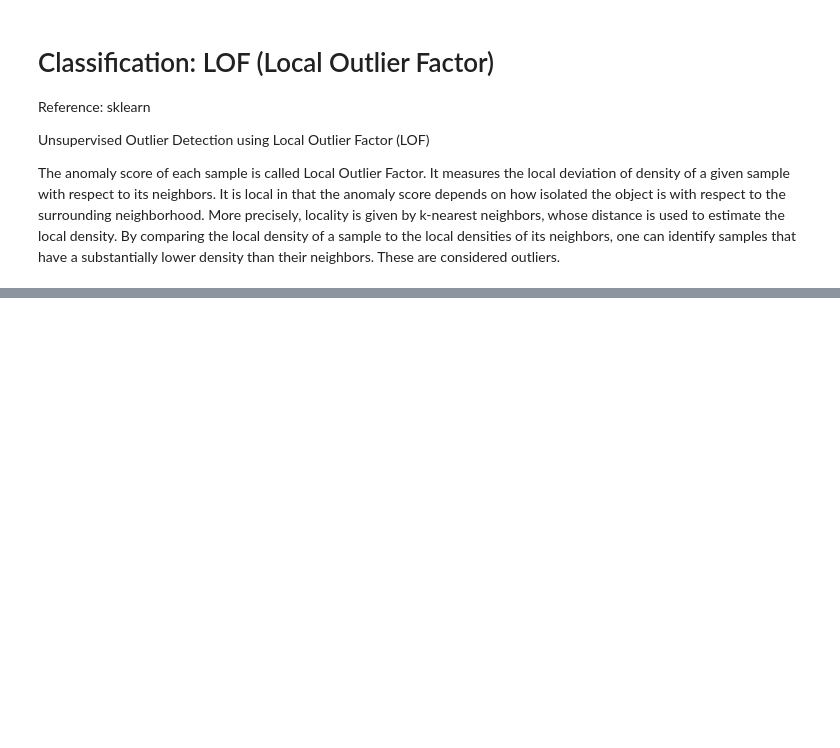
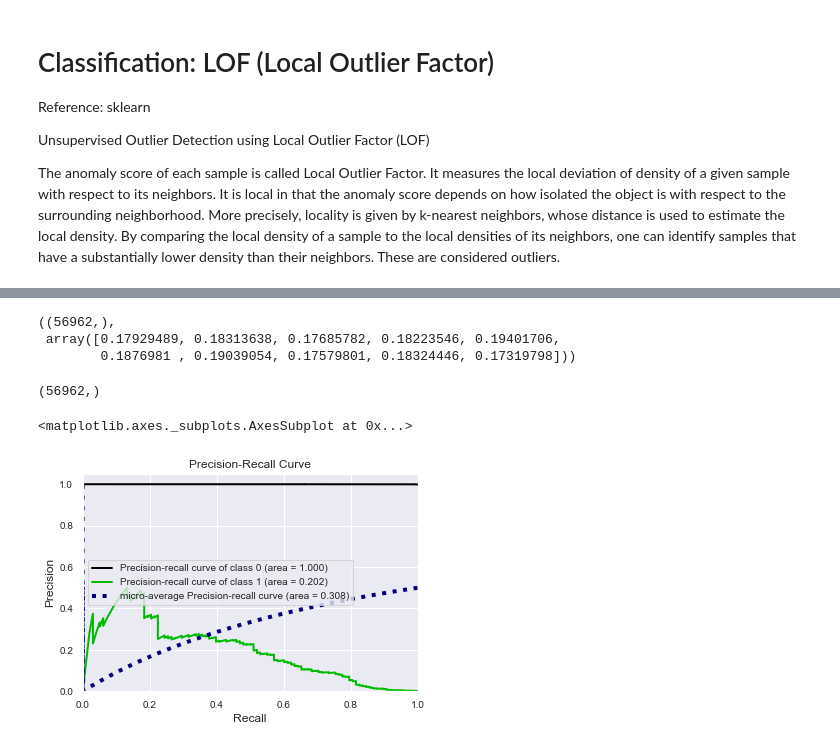
Before and after one commit to bhishanpdl/Project_Fraud_Detection, a Jupyter notebook: notebooks/b05_classification_modelling_isolattionForest_LOF.ipynb, the cells around one changed output, grey strips where cells are left out. Saved outputs shown, nothing was run; the diff lists cells and outputs as text; code cells hidden in the pictures; blank space fills up the shorter version.

```diff
--- a/notebooks/b05_classification_modelling_isolattionForest_LOF.ipynb
+++ b/notebooks/b05_classification_modelling_isolattionForest_LOF.ipynb
@@ -348,0 +362,17 @@ print(auprc, auroc)
+# %%
+yprobs_iso = clf_iso.decision_function(Xtest)
+yprobs_iso.shape, yprobs_iso[:10]
+# %% [output]
+((56962,),
+ array([0.17929489, 0.18313638, 0.17685782, 0.18223546, 0.19401706,
+        0.1876981 , 0.19039054, 0.17579801, 0.18324446, 0.17319798]))
+# %%
+yprobs_lof = clf_lof.decision_function(Xtest)
+yprobs_lof.shape
+# %% [output]
+(56962,)
+# %%
+skmetrics.plot_precision_recall(ytest, np.c_[yprobs_iso, 1 - yprobs_iso])
+# %% [output]
+<matplotlib.axes._subplots.AxesSubplot at 0x...>
+[figure, added]
```
Also changed, not shown: parts of 36 cells of this notebook, 5 other files.
